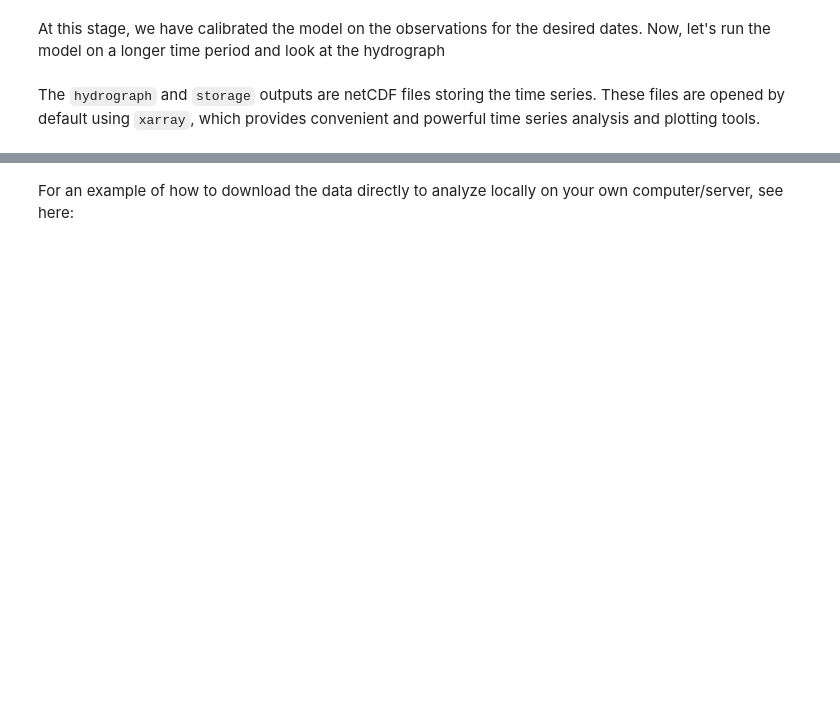
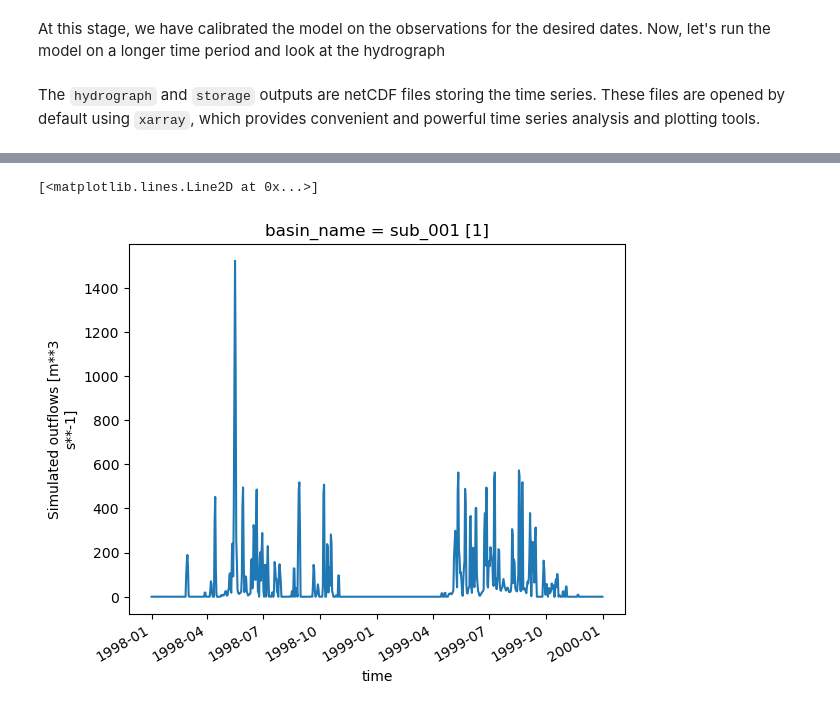
Before and after one commit to CSHS-CWRA/RavenPy, a Jupyter notebook: docs/notebooks/Running_HMETS_with_CANOPEX_dataset.ipynb, the cells around one changed output, grey strips where cells are left out. Drawn from its saved outputs; the diff is of its cells as text; code cells hidden in the pictures; blank space fills up the shorter version.

Commit message:
Fix NB Canopex. Suggest weird error caused by repeatedly accessing hydrograph property. Need to investigate further.

```diff
--- a/docs/notebooks/Running_HMETS_with_CANOPEX_dataset.ipynb
+++ b/docs/notebooks/Running_HMETS_with_CANOPEX_dataset.ipynb
@@ -215,4 +293,4 @@ out = Emulator(conf).run()
 # %% [markdown]
 The `hydrograph` and `storage` outputs are netCDF files storing the time series. These files are opened by default using `xarray`, which provides convenient and powerful time series analysis and plotting tools.
 # %%
-out.hydrograph.q_sim
+q = out.hydrograph.q_sim
@@ -219,6 +320,9 @@ out.hydrograph.q_sim
 # %%
 # Plot the simulated hydrograph
 from pandas.plotting import register_matplotlib_converters
 
 register_matplotlib_converters()
-out.hydrograph.q_sim.plot()
+q.plot()
+# %% [output]
+[<matplotlib.lines.Line2D at 0x...>]
+[figure, added]
@@ -233,2 +328,0 @@ print(
-# %% [markdown]
-For an example of how to download the data directly to analyze locally on your own computer/server, see here:
```
Also changed, not shown: parts of 15 cells of this notebook.
